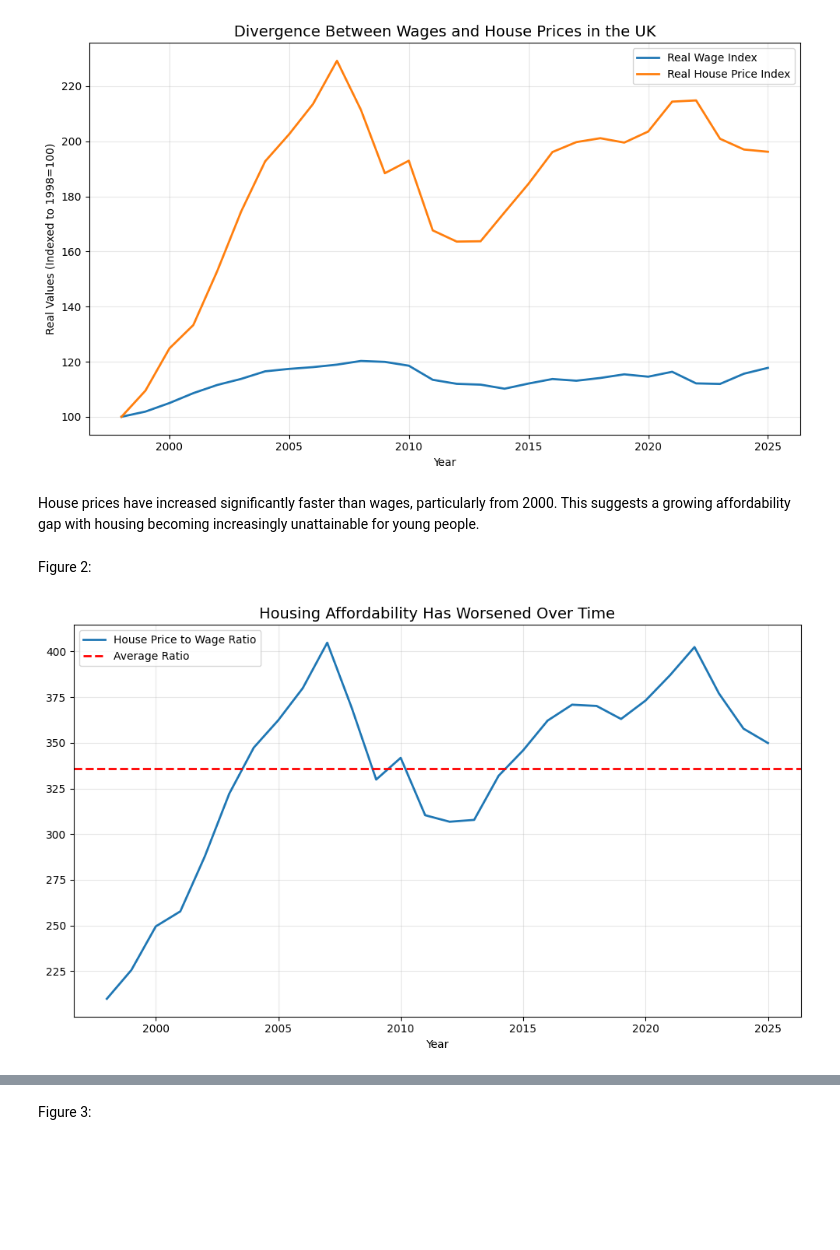
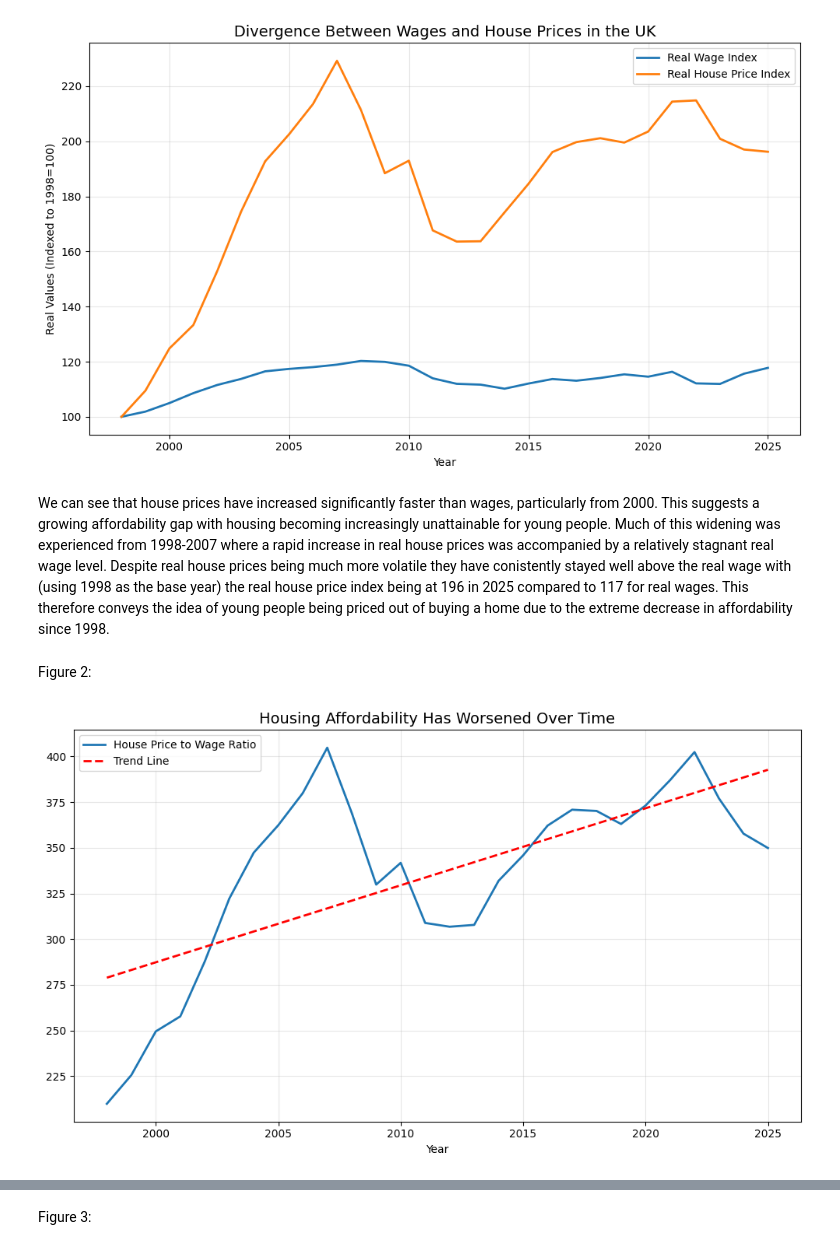
Before and after one commit to Ben-Morgan536/Are-Young-People-Priced-Out-of-Life-Project, a Jupyter notebook: blog.ipynb, the cells around one changed output, grey strips where cells are left out. Cells and saved outputs as stored; diff of their text form; code cells hidden in the pictures; blank space fills up the shorter version.

```diff
--- a/blog.ipynb
+++ b/blog.ipynb
@@ -54,25 +55,31 @@ plt.show()
 # %% [output]
 [figure]
 # %% [markdown]
-House prices have increased significantly faster than wages, particularly from 2000. This suggests a growing affordability gap with housing becoming increasingly unattainable for young people.
+We can see that house prices have increased significantly faster than wages, particularly from 2000. This suggests a growing affordability gap with housing becoming increasingly unattainable for young people. Much of this widening was experienced from 1998-2007 where a rapid increase in real house prices was accompanied by a relatively stagnant real wage level. Despite real house prices being much more volatile they have conistently stayed well above the real wage with (using 1998 as the base year) the real house price index being at 196 in 2025 compared to 117 for real wages. This therefore conveys the idea of young people being priced out of buying a home due to the extreme decrease in affordability since 1998.
 # %% [markdown]
 Figure 2:
 # %%
 plt.figure(figsize=(10,6))
 
 plt.plot(main_data["Year"], main_data["House_Price_to_Wage_Ratio"], label="House Price to Wage Ratio", linewidth=2)
 
 plt.title("Housing Affordability Has Worsened Over Time", fontsize=14)
 plt.xlabel("Year")
 
 plt.grid(alpha=0.3)
 plt.tight_layout()
 
+x = main_data["Year"]
+y = main_data["House_Price_to_Wage_Ratio"]
 
-plt.axhline(y=main_data["House_Price_to_Wage_Ratio"].mean(), linestyle="--", color="red", linewidth=2, label="Average Ratio")
+m, c = np.polyfit(x, y, 1)
+trend = m * x + c
+
+plt.plot(x, trend, linestyle="--", color="red", linewidth=2, label="Trend Line")
+
 plt.legend()
 
 plt.show()
 # %% [output]
-[figure, old version]
+[figure, new version]
 # %% [markdown]
```
Also changed, not shown: parts of 12 cells of this notebook, 2 other files.
